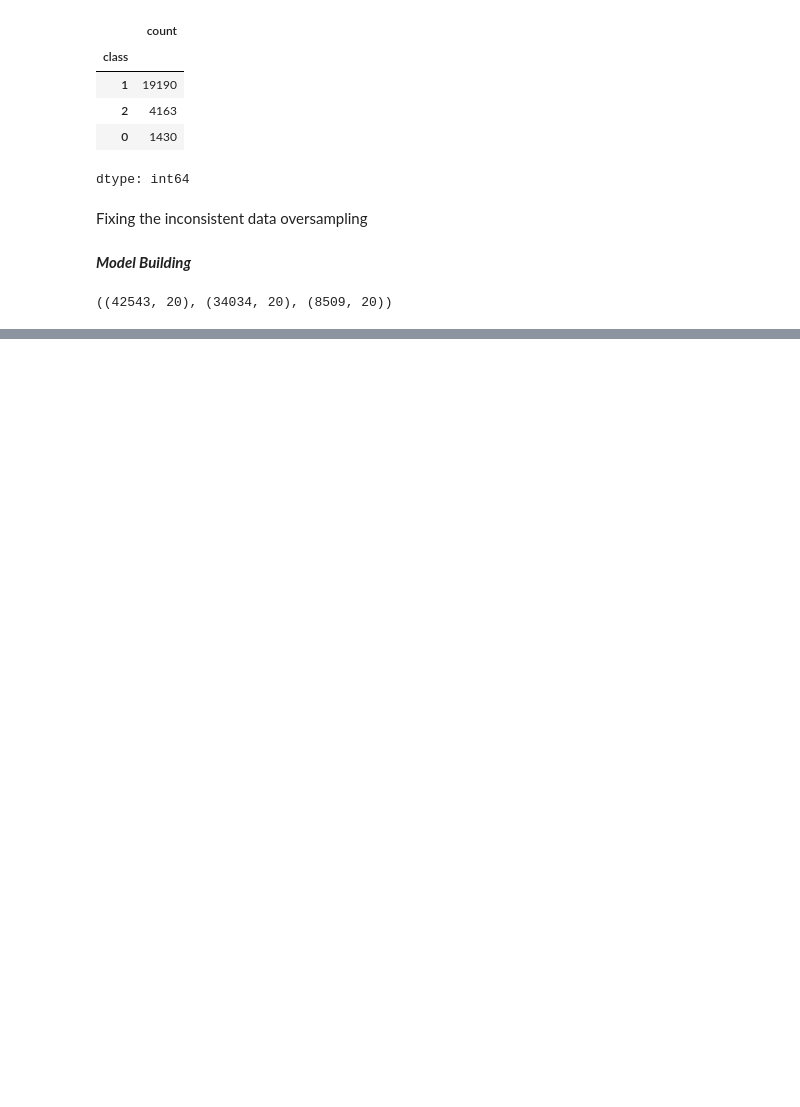
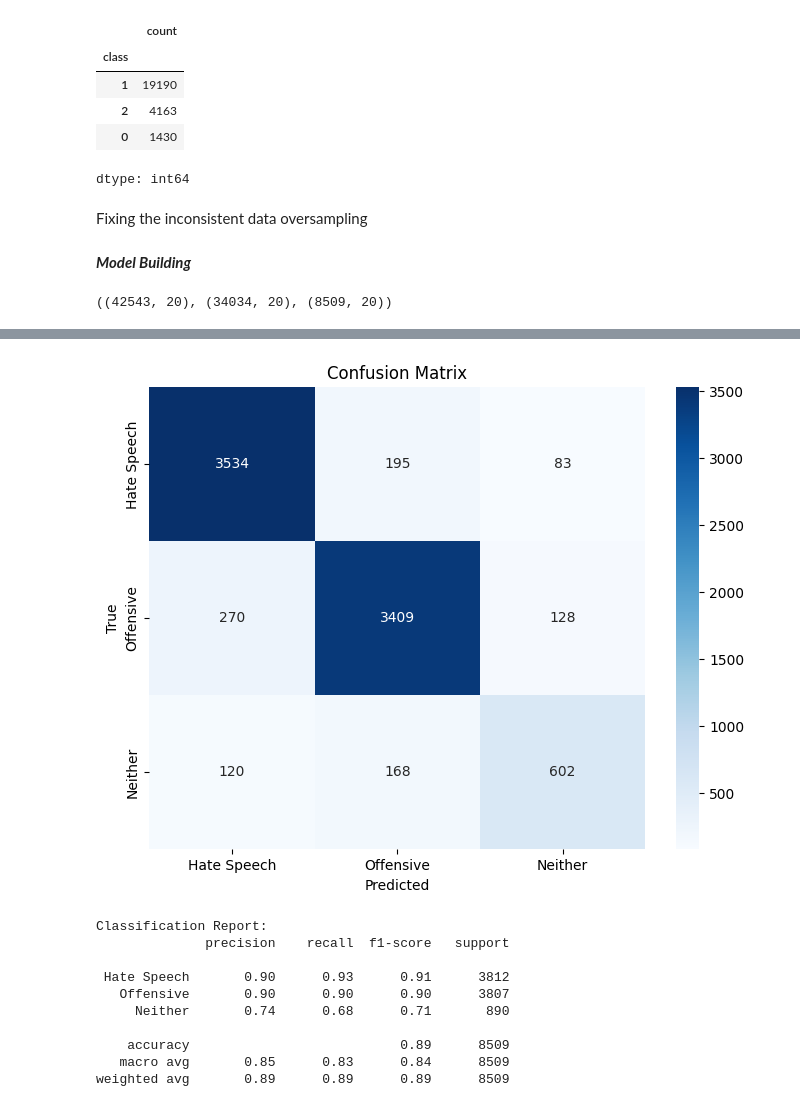
Before and after one commit to kartikrupal/Hate-Speech, a Jupyter notebook: main.ipynb, the cells around one changed output, grey strips where cells are left out. Drawn from its saved outputs; the diff is of its cells as text; code cells hidden in the pictures; blank space fills up the shorter version.

```diff
--- a/main.ipynb
+++ b/main.ipynb
@@ -441 +443,28 @@ else:
 Hate Speech
+# %%
+from sklearn.metrics import confusion_matrix, classification_report
+import matplotlib.pyplot as plt
+import seaborn as sns
+import numpy as np
+prediction=model.predict(X_test)
+# y_test: true labels
+# y_pred_prob: model's predicted probabilities (from model.predict)
+# Get class predictions (e.g., for softmax output)
+y_pred = np.argmax(prediction, axis=1)
+
+# Confusion matrix
+cm = confusion_matrix(y_test, y_pred)
+labels = ['Hate Speech', 'Offensive', 'Neither']
+
+plt.figure(figsize=(8, 6))
+sns.heatmap(cm, annot=True, fmt='d', cmap='Blues',
+            xticklabels=labels, yticklabels=labels)
+plt.xlabel('Predicted')
+plt.ylabel('True')
+plt.title('Confusion Matrix')
+plt.show()
+
+# Classification report
+print("Classification Report:")
+print(classification_report(y_test, y_pred, target_names=labels))
+# %% [output]
@@ -441,0 +472,11 @@ Hate Speech
+[figure, added]
+Classification Report:
+              precision    recall  f1-score   support
+
+ Hate Speech       0.90      0.93      0.91      3812
+   Offensive       0.90      0.90      0.90      3807
+     Neither       0.74      0.68      0.71       890
+
+    accuracy                           0.89      8509
+   macro avg       0.85      0.83      0.84      8509
+weighted avg       0.89      0.89      0.89      8509
```
Also changed, not shown: parts of 8 cells of this notebook.
